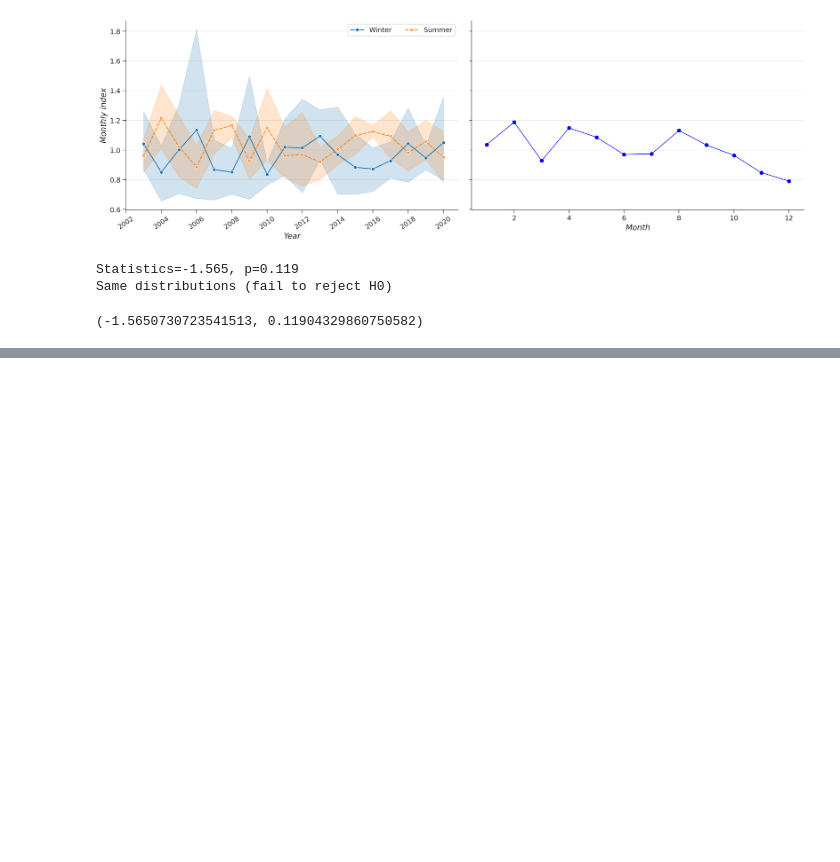
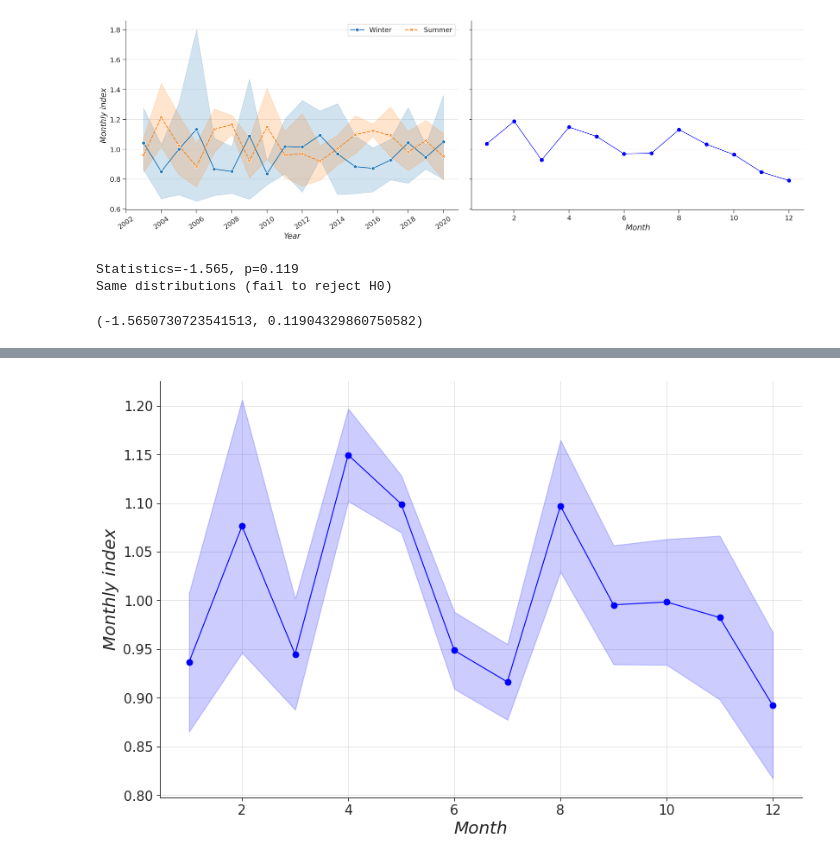
Before and after one commit to ADv0rnik/Data-analysis-for-JER, a Jupyter notebook: Monthly_index_calc.ipynb, the cells around one changed output, grey strips where cells are left out. Drawn from its saved outputs; the diff is of its cells as text; code cells hidden in the pictures; blank space fills up the shorter version.

```diff
--- a/Monthly_index_calc.ipynb
+++ b/Monthly_index_calc.ipynb
@@ -411,0 +418,7 @@ Same distributions (fail to reject H0)
+# %%
+path_m = '/content/drive/MyDrive/Colab Notebooks/Data for JER/Mon_index2013-2018_Mazyr.csv'
+df_m = pd.read_csv(path_m)
+df_m_droped=df_m.drop('Unnamed: 0', axis=1)
+#df_m_droped=df_m.drop(['Unnamed: 0', 'Month'], axis=1)
+df_m_droped['SEM'] = df_m_droped.iloc[:,1:7].sem(axis=1)
+df_m_droped
@@ -411,0 +439,24 @@ Same distributions (fail to reject H0)
+# %%
+x = monthly_ind['Month']
+y = monthly_ind['Mean']
+y1 = df_m_droped['Mean']
+err = monthly_ind['SEM']
+fig, ax = plt.subplots(1, figsize = (12,8), dpi = 80)
+#plt.figure(1, figsize = (12,8), dpi = 80)
+plt.plot(x, y,
+         color='blue',
+         marker='o',
+         linestyle='solid',
+         linewidth=1,
+         markersize = 6)
+plt.xlabel('Month', fontsize = 18, fontstyle='oblique', fontweight = 'medium')
+plt.ylabel('Monthly index', fontsize = 18, fontstyle='oblique', fontweight = 'medium')
+plt.xticks(fontsize = 14)
+plt.yticks(fontsize = 14)
+plt.fill_between(x, y1=y-err, y2=y+err, color = 'blue', alpha=0.2)
+#ax.errorbar(x, y, yerr=err, fmt='o', capsize=5, ecolor='black')
+ax.spines['top'].set_visible(False)
+ax.spines['right'].set_visible(False)
+plt.grid(alpha = 0.5)
+# %% [output]
+[figure, added]
```
Also changed, not shown: parts of 8 cells of this notebook.
